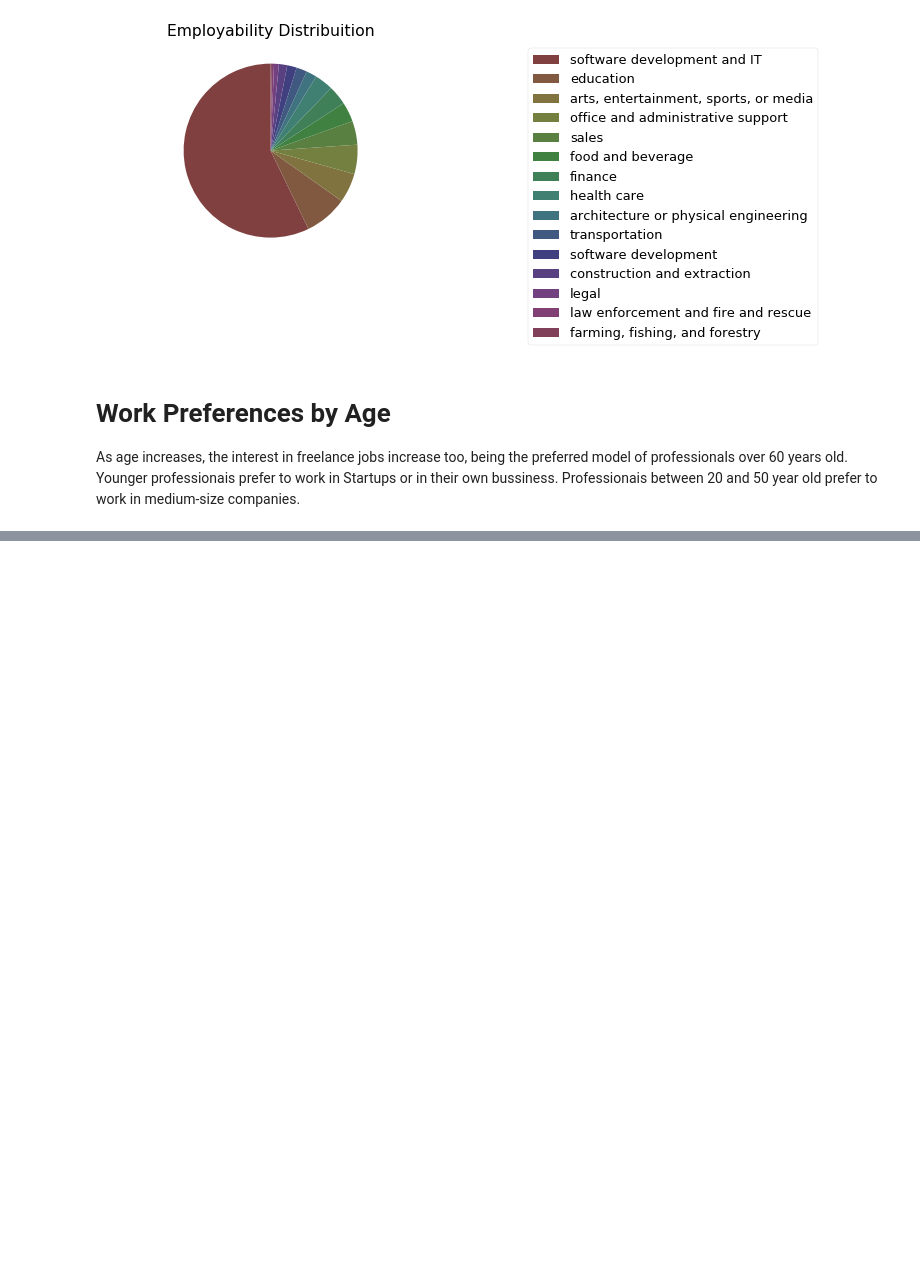
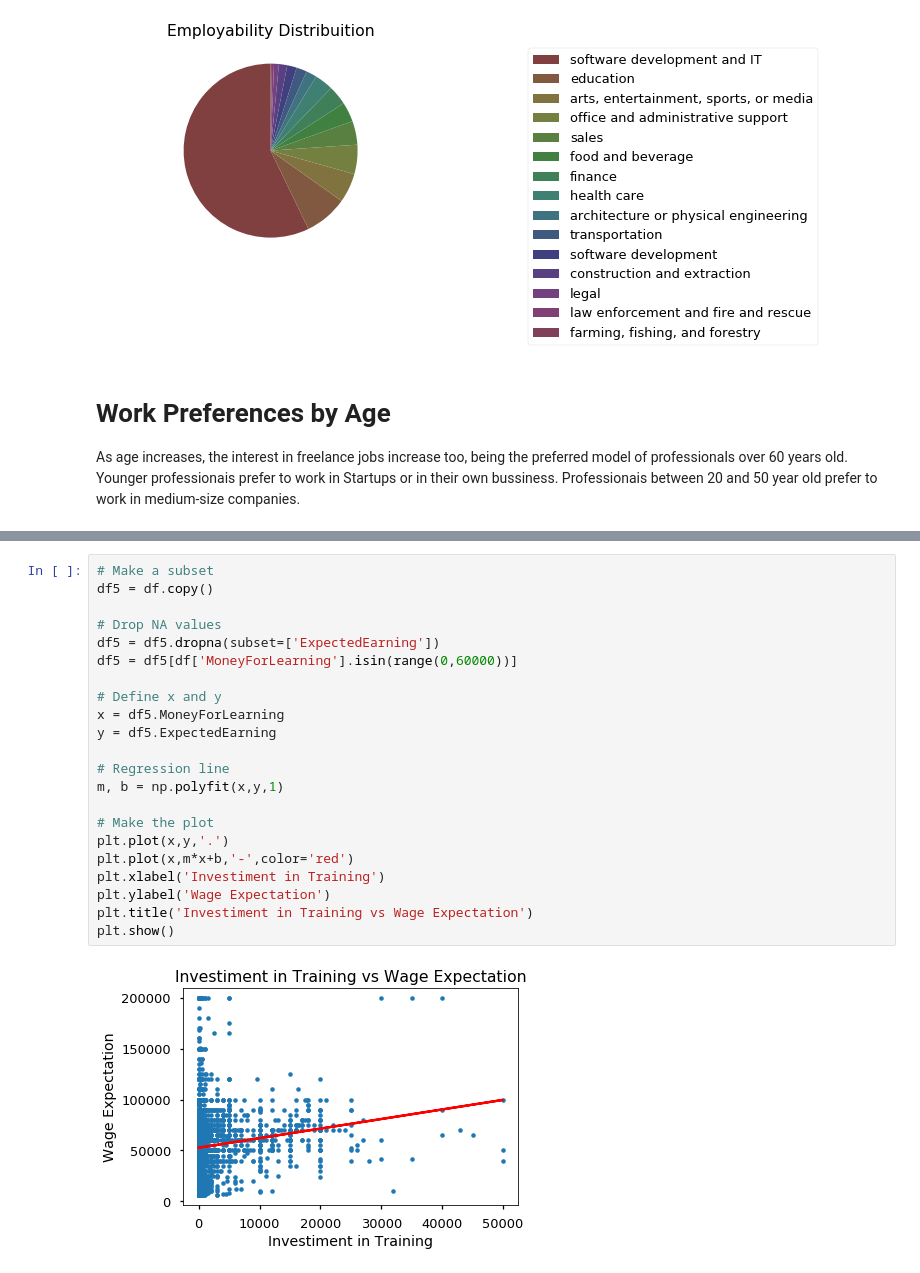
Before and after one commit to ralsouza/python_fundamentos, a Jupyter notebook: src/07_Exploratory_Analysis/01_Exploratory_Analysis.ipynb, the cells around one changed output, grey strips where cells are left out. Saved outputs shown, nothing was run; the diff lists cells and outputs as text; blank space fills up the shorter version.

```diff
--- a/src/07_Exploratory_Analysis/01_Exploratory_Analysis.ipynb
+++ b/src/07_Exploratory_Analysis/01_Exploratory_Analysis.ipynb
@@ -172,0 +254,24 @@ plt.show()
+# %%
+# Make a subset
+df5 = df.copy()
+
+# Drop NA values
+df5 = df5.dropna(subset=['ExpectedEarning'])
+df5 = df5[df['MoneyForLearning'].isin(range(0,60000))]
+
+# Define x and y
+x = df5.MoneyForLearning
+y = df5.ExpectedEarning
+
+# Regression line
+m, b = np.polyfit(x,y,1)
+
+# Make the plot
+plt.plot(x,y,'.')
+plt.plot(x,m*x+b,'-',color='red')
+plt.xlabel('Investiment in Training')
+plt.ylabel('Wage Expectation')
+plt.title('Investiment in Training vs Wage Expectation')
+plt.show()
+# %% [output]
+[figure, added]
```
Also changed, not shown: parts of 7 cells of this notebook.
